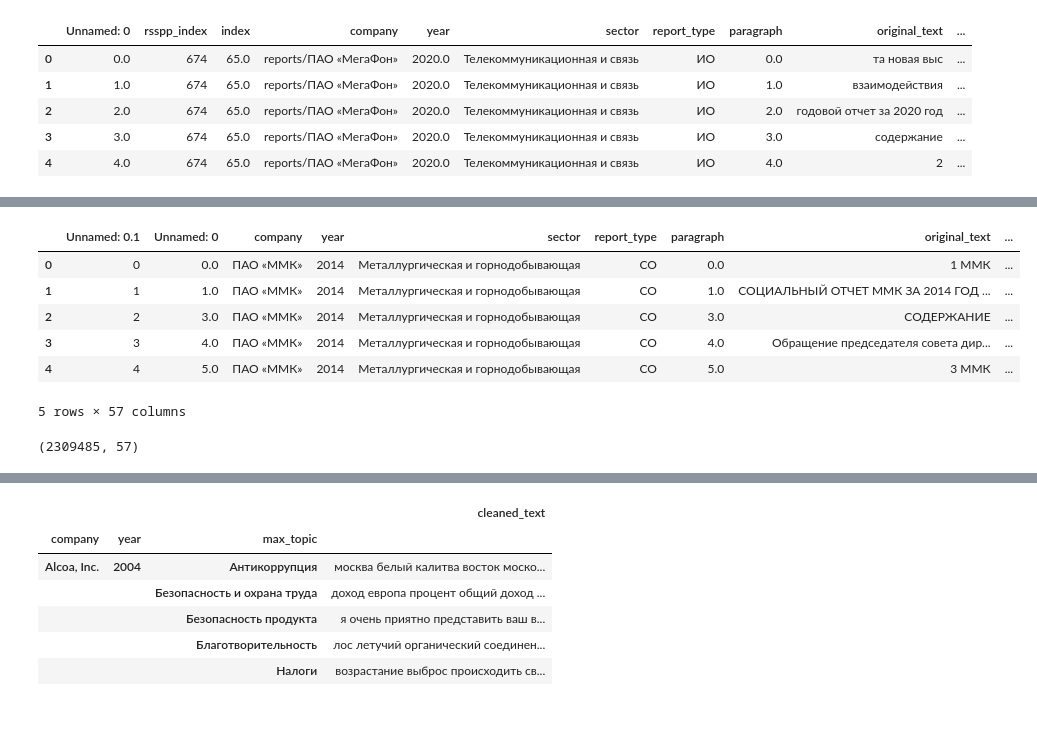
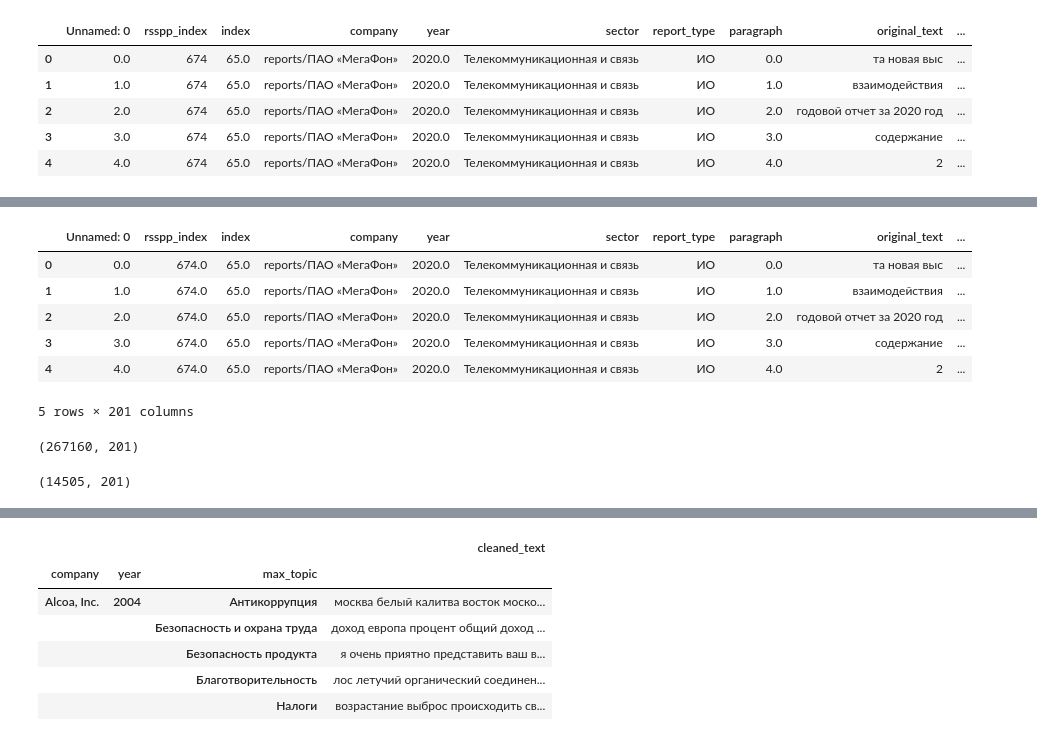
Before and after one commit to tarasovEgor/ESG_Reports, a Jupyter notebook: workflow/all_topics_with_expert.ipynb, the cells around one changed output, grey strips where cells are left out. Cells and saved outputs as stored; diff of their text form; code cells hidden in the pictures.

```diff
--- a/workflow/all_topics_with_expert.ipynb
+++ b/workflow/all_topics_with_expert.ipynb
@@ -549,16 +490,22 @@ df = df.join(topics).reset_index(drop=False)
 df.to_csv("paragrapghs_with_topisc.csv.zip")
 # %%
-df = pd.read_csv("paragrapghs_with_topisc.csv.zip")
+df = pd.read_csv("paragrapghs_with_topisc.csv.zip", index_col=0)
 df.head()
 # %% [output]
-|  | Unnamed: 0.1 | Unnamed: 0 | company | year | sector | report_type | paragraph | original_text | ... |
-| 0 | 0 | 0.0 | ПАО «ММК» | 2014 | Металлургическая и горнодобывающая | СО | 0.0 | 1 ММК | ... |
-| 1 | 1 | 1.0 | ПАО «ММК» | 2014 | Металлургическая и горнодобывающая | СО | 1.0 | СОЦИАЛЬНЫЙ ОТЧЕТ ММК ЗА 2014 ГОД ... | ... |
-| 2 | 2 | 3.0 | ПАО «ММК» | 2014 | Металлургическая и горнодобывающая | СО | 3.0 | СОДЕРЖАНИЕ | ... |
-| 3 | 3 | 4.0 | ПАО «ММК» | 2014 | Металлургическая и горнодобывающая | СО | 4.0 | Обращение председателя совета дир... | ... |
-| 4 | 4 | 5.0 | ПАО «ММК» | 2014 | Металлургическая и горнодобывающая | СО | 5.0 | 3 ММК | ... |
+|  | Unnamed: 0 | rsspp_index | index | company | year | sector | report_type | paragraph | original_text | ... |
+| 0 | 0.0 | 674.0 | 65.0 | reports/ПАО «МегаФон» | 2020.0 | Телекоммуникационная и связь | ИО | 0.0 | та новая выс | ... |
+| 1 | 1.0 | 674.0 | 65.0 | reports/ПАО «МегаФон» | 2020.0 | Телекоммуникационная и связь | ИО | 1.0 | взаимодействия | ... |
+| 2 | 2.0 | 674.0 | 65.0 | reports/ПАО «МегаФон» | 2020.0 | Телекоммуникационная и связь | ИО | 2.0 | годовой отчет за 2020 год | ... |
+| 3 | 3.0 | 674.0 | 65.0 | reports/ПАО «МегаФон» | 2020.0 | Телекоммуникационная и связь | ИО | 3.0 | содержание | ... |
+| 4 | 4.0 | 674.0 | 65.0 | reports/ПАО «МегаФон» | 2020.0 | Телекоммуникационная и связь | ИО | 4.0 | 2 | ... |
-5 rows × 57 columns
+5 rows × 201 columns
 # %%
 df.shape
 # %% [output]
-(2309485, 57)
+(267160, 201)
+# %%
+df = df[df["max_topic_exp"].isna()]
+df = df[df["original_text"].str.len() > 100]
+df.shape
+# %% [output]
+(14505, 201)
```
Also changed, not shown: parts of 15 cells of this notebook, 2 other files.
